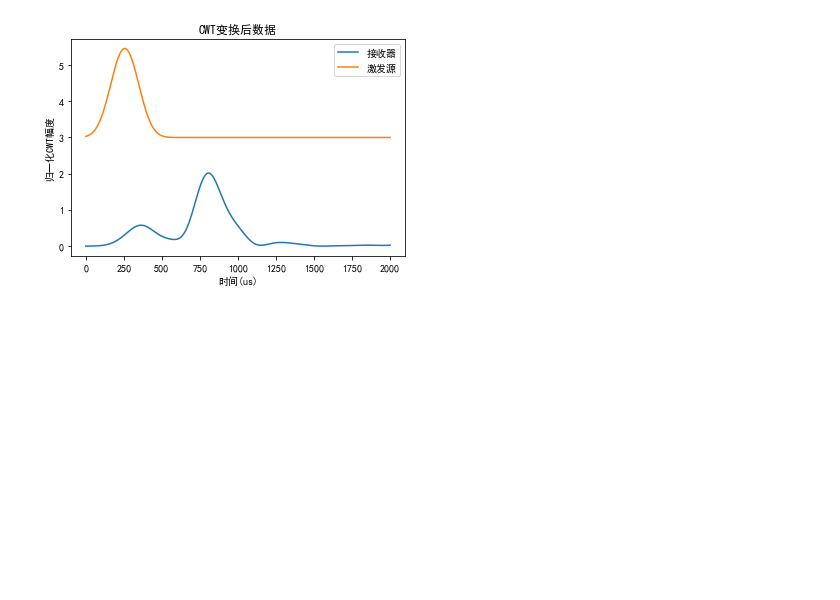
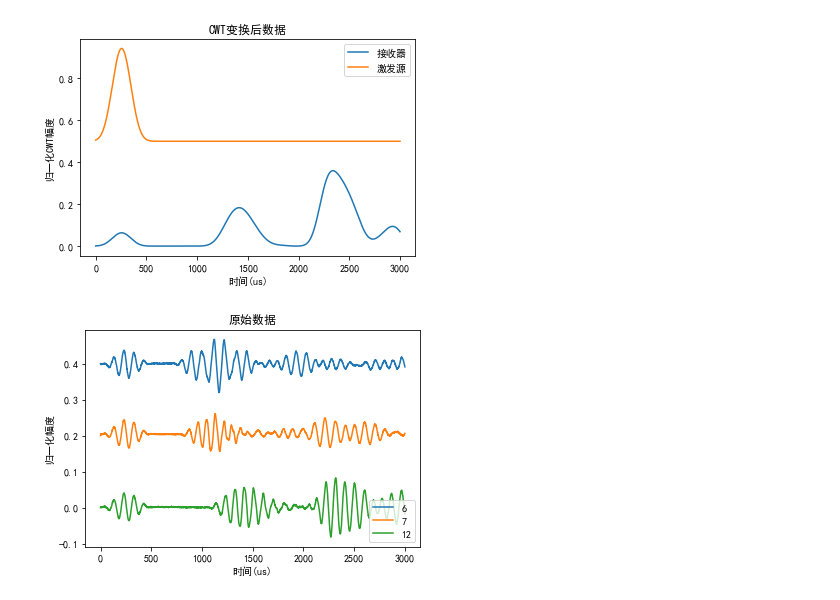
Before and after one commit to KeepNaivety3/Learning-Bayesian-Python-Rev, a Jupyter notebook: test.ipynb, the cells around one changed output. Cells and saved outputs as stored; diff of their text form; code cells hidden in the pictures; blank space fills up the shorter version.

```diff
--- a/test.ipynb
+++ b/test.ipynb
@@ -96,11 +96,11 @@ dmt_signal_cwt.resize(13108)
 # %%
 fig, ax = plt.subplots()
 ax.set_title('CWT变换后数据')
-ax.plot(x2, dmt_catch_cwt[0:2001], label='接收器')
-ax.plot(x2, (dmt_signal_cwt[0:2001]/180000+3), label='激发源')
+ax.plot(x2, dmt_catch_cwt[0:3001], label='接收器')
+ax.plot(x2, (dmt_signal_cwt[0:3001]/1000000+0.5), label='激发源')
 ax.set_xlabel('时间(us)')
 ax.set_ylabel('归一化CWT幅度')
 ax.legend()
 plt.show()
 # %% [output]
-[figure, old version]
+[figure, new version]
@@ -106,0 +116,22 @@ plt.show()
+# %%
+catch = dmt_file['/pitchcatch/catch']
+catch4 = catch[()][4, :]
+catch5= catch[()][5, :]
+catch10 = catch[()][10, :]
+
+catch4_cwt = def_tof(catch4)
+catch5_cwt = def_tof(catch5)
+catch10_cwt = def_tof(catch10)
+# %%
+x3 = np.linspace(0, 3000, 3001)
+fig, ax = plt.subplots()
+ax.set_title('原始数据')
+ax.plot(x3, catch4[0:3001]+0.4, label='6')
+ax.plot(x3, catch5[0:3001]+0.2, label='7')
+ax.plot(x3, catch10[0:3001], label='12')
+ax.set_xlabel('时间(us)')
+ax.set_ylabel('归一化幅度')
+ax.legend()
+plt.show()
+# %% [output]
+[figure, added]
```
Also changed, not shown: parts of 4 cells of this notebook, 1 other file.
